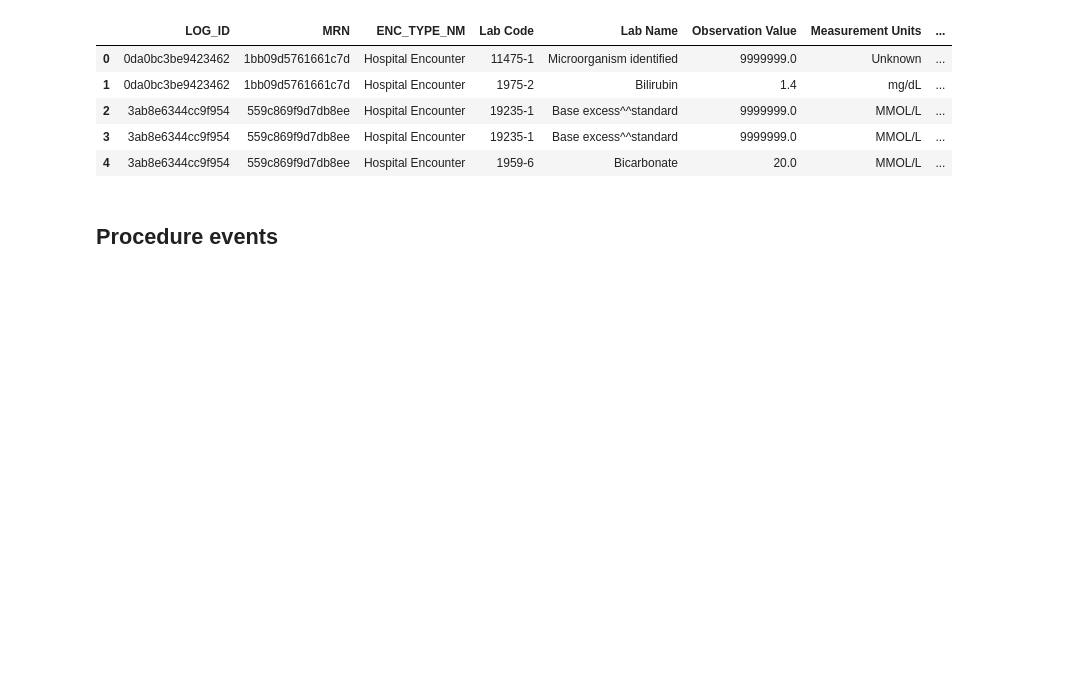
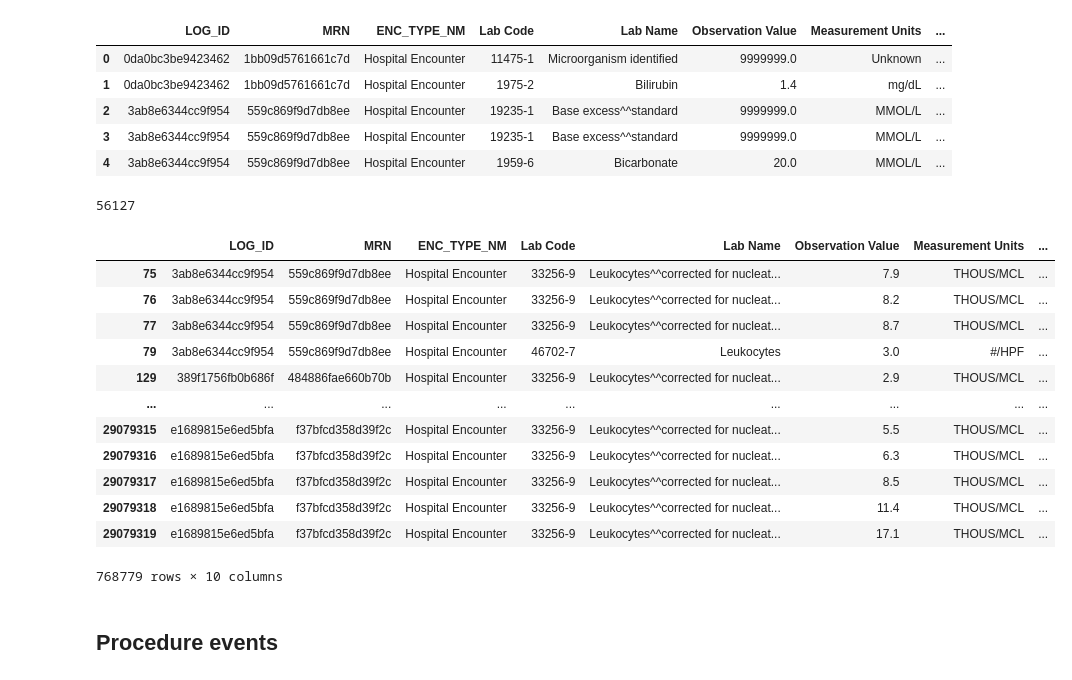
Before and after one commit to MOVER-analysis/MOVER-analysis, a Jupyter notebook: proposal_wrangling_strategy.ipynb, the cells around one changed output. Cells and saved outputs as stored; diff of their text form; code cells hidden in the pictures; blank space fills up the shorter version.

```diff
--- a/proposal_wrangling_strategy.ipynb
+++ b/proposal_wrangling_strategy.ipynb
@@ -181,6 +209,26 @@ pat_labs.head()
 | 2 | 3ab8e6344cc9f954 | 559c869f9d7db8ee | Hospital Encounter | 19235-1 | Base excess^^standard | 9999999.0 | MMOL/L | ... |
 | 3 | 3ab8e6344cc9f954 | 559c869f9d7db8ee | Hospital Encounter | 19235-1 | Base excess^^standard | 9999999.0 | MMOL/L | ... |
 | 4 | 3ab8e6344cc9f954 | 559c869f9d7db8ee | Hospital Encounter | 1959-6 | Bicarbonate | 20.0 | MMOL/L | ... |
+# %%
+pat_labs[["LOG_ID", "MRN"]].value_counts().size
+# %% [output]
+56127
+# %%
+pat_labs[pat_labs["Lab Name"].str.contains("Leuko")]
+# %% [output]
+|  | LOG_ID | MRN | ENC_TYPE_NM | Lab Code | Lab Name | Observation Value | Measurement Units | ... |
+| 75 | 3ab8e6344cc9f954 | 559c869f9d7db8ee | Hospital Encounter | 33256-9 | Leukocytes^^corrected for nucleat... | 7.9 | THOUS/MCL | ... |
+| 76 | 3ab8e6344cc9f954 | 559c869f9d7db8ee | Hospital Encounter | 33256-9 | Leukocytes^^corrected for nucleat... | 8.2 | THOUS/MCL | ... |
+| 77 | 3ab8e6344cc9f954 | 559c869f9d7db8ee | Hospital Encounter | 33256-9 | Leukocytes^^corrected for nucleat... | 8.7 | THOUS/MCL | ... |
+| 79 | 3ab8e6344cc9f954 | 559c869f9d7db8ee | Hospital Encounter | 46702-7 | Leukocytes | 3.0 | #/HPF | ... |
+| 129 | 389f1756fb0b686f | 484886fae660b70b | Hospital Encounter | 33256-9 | Leukocytes^^corrected for nucleat... | 2.9 | THOUS/MCL | ... |
+| ... | ... | ... | ... | ... | ... | ... | ... | ... |
+| 29079315 | e1689815e6ed5bfa | f37bfcd358d39f2c | Hospital Encounter | 33256-9 | Leukocytes^^corrected for nucleat... | 5.5 | THOUS/MCL | ... |
+| 29079316 | e1689815e6ed5bfa | f37bfcd358d39f2c | Hospital Encounter | 33256-9 | Leukocytes^^corrected for nucleat... | 6.3 | THOUS/MCL | ... |
+| 29079317 | e1689815e6ed5bfa | f37bfcd358d39f2c | Hospital Encounter | 33256-9 | Leukocytes^^corrected for nucleat... | 8.5 | THOUS/MCL | ... |
+| 29079318 | e1689815e6ed5bfa | f37bfcd358d39f2c | Hospital Encounter | 33256-9 | Leukocytes^^corrected for nucleat... | 11.4 | THOUS/MCL | ... |
+| 29079319 | e1689815e6ed5bfa | f37bfcd358d39f2c | Hospital Encounter | 33256-9 | Leukocytes^^corrected for nucleat... | 17.1 | THOUS/MCL | ... |
+768779 rows × 10 columns
 # %% [markdown]
 ## Procedure events
 # %% [markdown]
```
Also changed, not shown: parts of 5 cells of this notebook.
